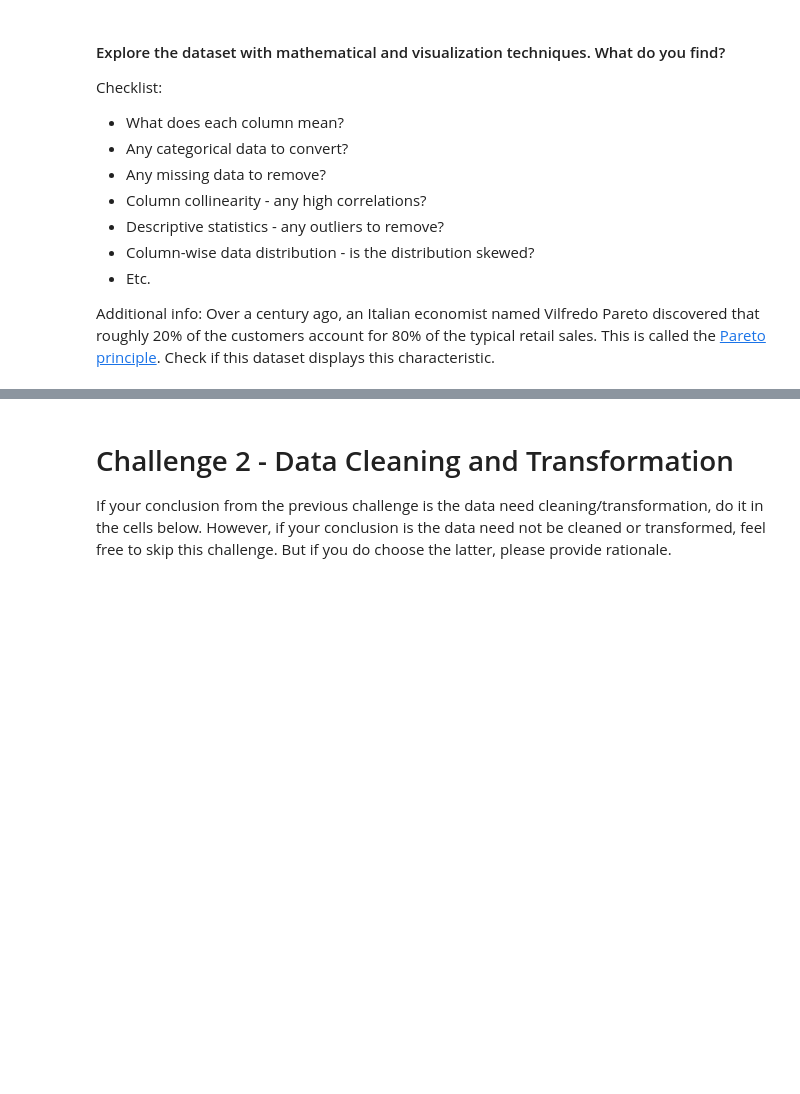
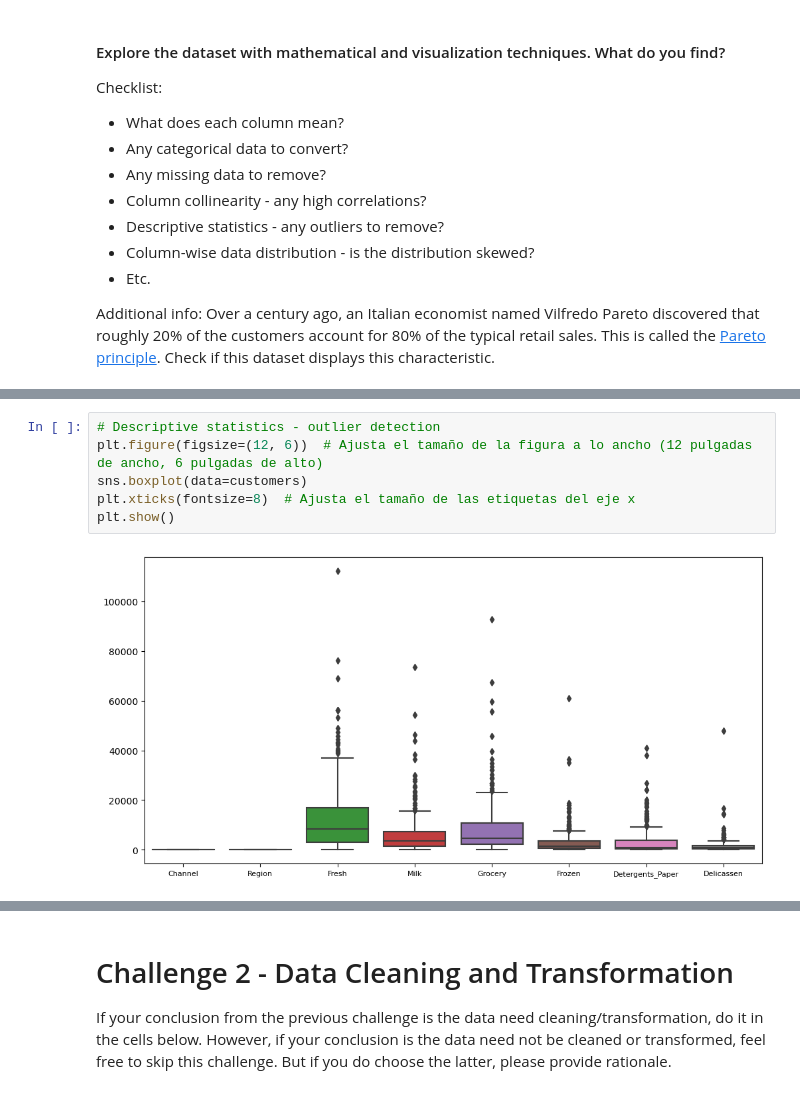
Before and after one commit to Ironhack-Data-Madrid-Abril-2023/7.4-lab_unsupervised_learning, a Jupyter notebook: your-code/main.ipynb, the cells around one changed output, grey strips where cells are left out. Saved outputs shown, nothing was run; the diff lists cells and outputs as text; blank space fills up the shorter version.

```diff
--- a/your-code/main.ipynb
+++ b/your-code/main.ipynb
@@ -65,0 +88,8 @@ customers.columns   # se observan las columnas
+# %%
+# Descriptive statistics - outlier detection
+plt.figure(figsize=(12, 6))  # Ajusta el tamaño de la figura a lo ancho (12 pulgadas de ancho, 6 pulgadas de alto)
+sns.boxplot(data=customers)
+plt.xticks(fontsize=8)  # Ajusta el tamaño de las etiquetas del eje x
+plt.show()
+# %% [output]
+[figure, added]
```
Also changed, not shown: parts of 31 cells of this notebook, 3 other files.
